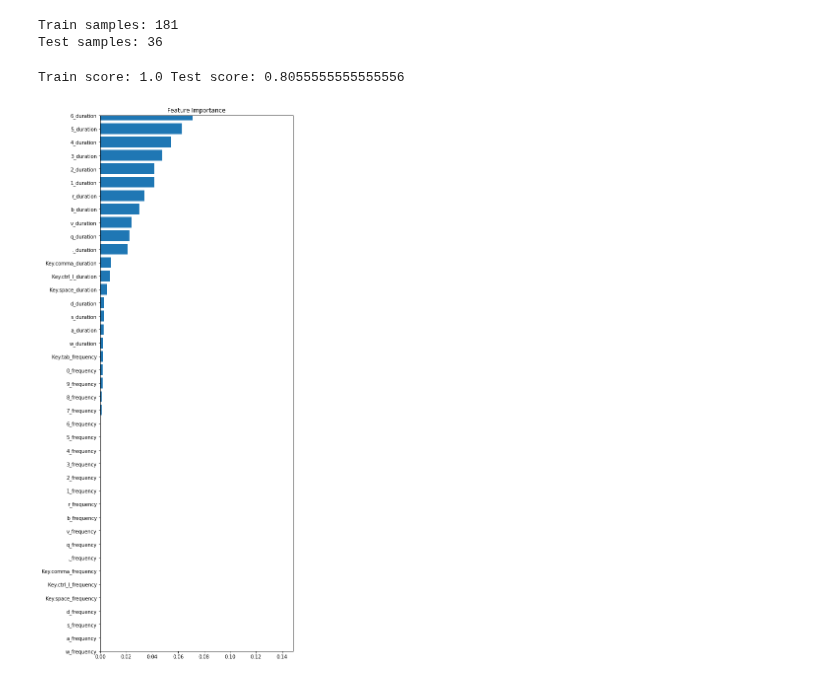
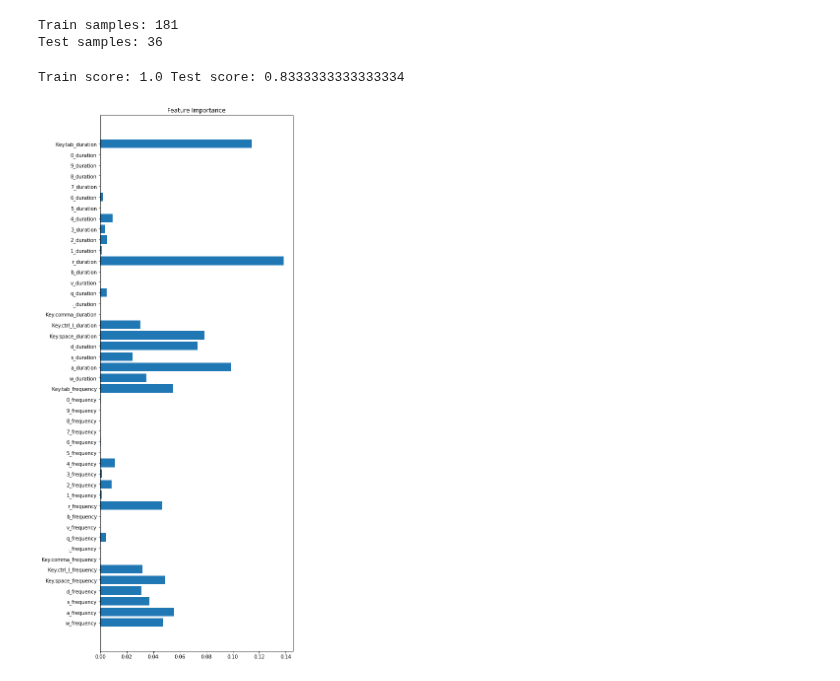
Before and after one commit to HengjunLuo/capstone-landis, a Jupyter notebook: dt.ipynb, the cells around one changed output. Drawn from its saved outputs; the diff is of its cells as text; code cells hidden in the pictures.

Commit message:
heatmap updated

```diff
--- a/dt.ipynb
+++ b/dt.ipynb
@@ -32,7 +32,7 @@ for k in range(len(keyboard) - 1):
         # For each segment in each logfile
         # Create a heatmap for that segment
         heatmap = KeyboardHeatmap(keyboard[k], i, train_seg_length)
-        heatmap = heatmap.to_binary_class_label("ZIRSOL")
+        heatmap = heatmap.to_binary_class_label("MITSOL")
         # If the heatmap isn't blank
         if heatmap.class_label() != 'Null':
             X_train.append(heatmap.heatmap_data().ravel().tolist())
@@ -43,7 +43,7 @@ for k in range(len(keyboard) - 1,len(keyboard)):
         # For each segment in each logfile
         # Create a heatmap for that segment
         heatmap = KeyboardHeatmap(keyboard[k], i, test_seg_length)
-        heatmap = heatmap.to_binary_class_label("ZIRSOL")
+        heatmap = heatmap.to_binary_class_label("MITSOL")
         # If the heatmap isn't blank
         if heatmap.class_label() != 'Null':
             X_test.append(heatmap.heatmap_data().ravel().tolist())
@@ -72,31 +72,29 @@ model = rfc.fit(X_train, Y_train)
 # Print best score
 print( f"Train score: {rfc.score(X_train, Y_train)} " + f"Test score: {rfc.score(X_test, Y_test)}")
 # %% [output]
-Train score: 1.0 Test score: 0.8055555555555556
+Train score: 1.0 Test score: 0.8333333333333334
 # %%
 import numpy as np
 import matplotlib.pyplot as plt
 
 # We want to plot the feature importance of all features to see how our classifier is splitting data
 importances = model.feature_importances_
-indices = np.argsort(importances)
+#indices = np.argsort(importances)
 
 # Expand figure vertically
 plt.figure(figsize=(7,20))
 
 # Barplot
-plt.barh(range(len(indices)), importances[indices])
+plt.barh(range(len(importances)), importances)
 # Add feature names as y-axis labels
 # replace [indices[i] for i in indices] with feature labels
-plt.yticks(range(len(indices)), KeyboardHeatmap.heatmap_data_names())
-# Set y axis limits to be a little more space efficient
-plt.ylim(0, 40)
+plt.yticks(range(len(importances)), KeyboardHeatmap.heatmap_data_names())
 # Create plot title
 plt.title("Feature Importance")
 # Show plot
 plt.show()
 # %% [output]
-[figure, old version]
+[figure, new version]
 # %%
 from sklearn import tree
 
```
Also changed, not shown: parts of 1 cell of this notebook, 1 other file.
